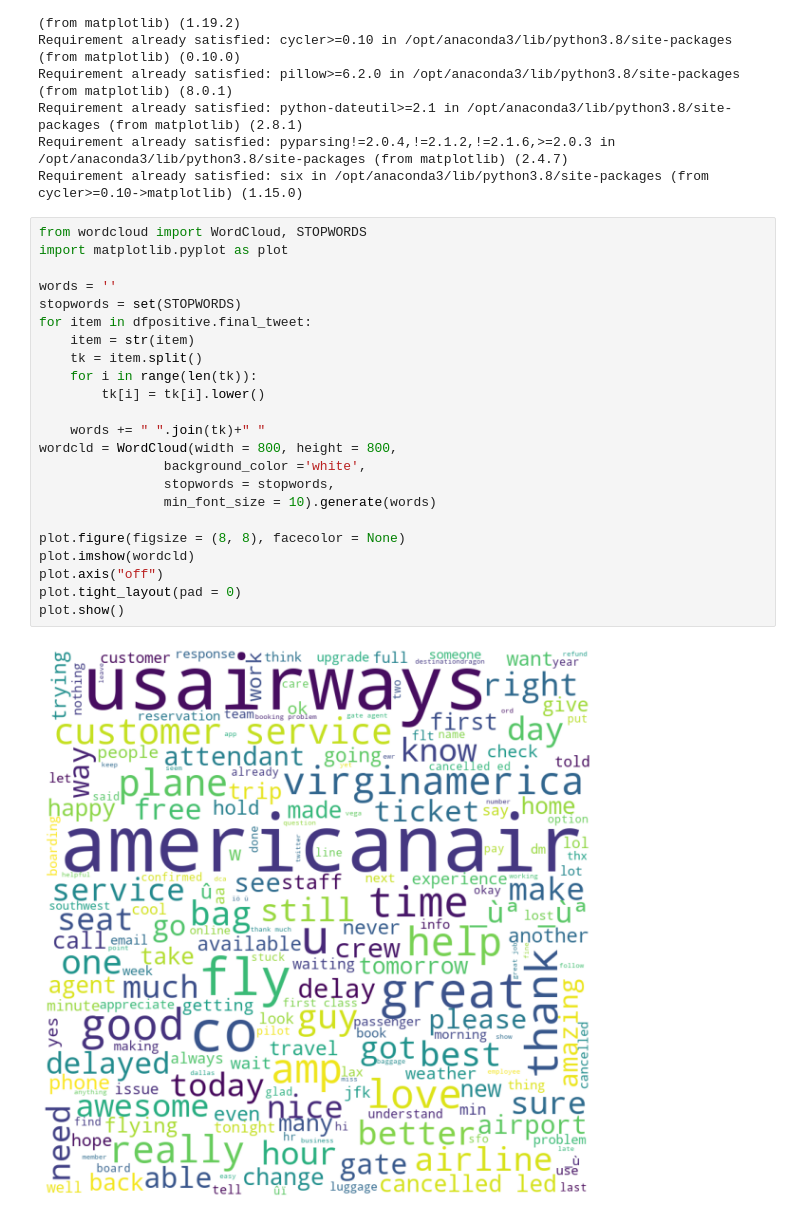
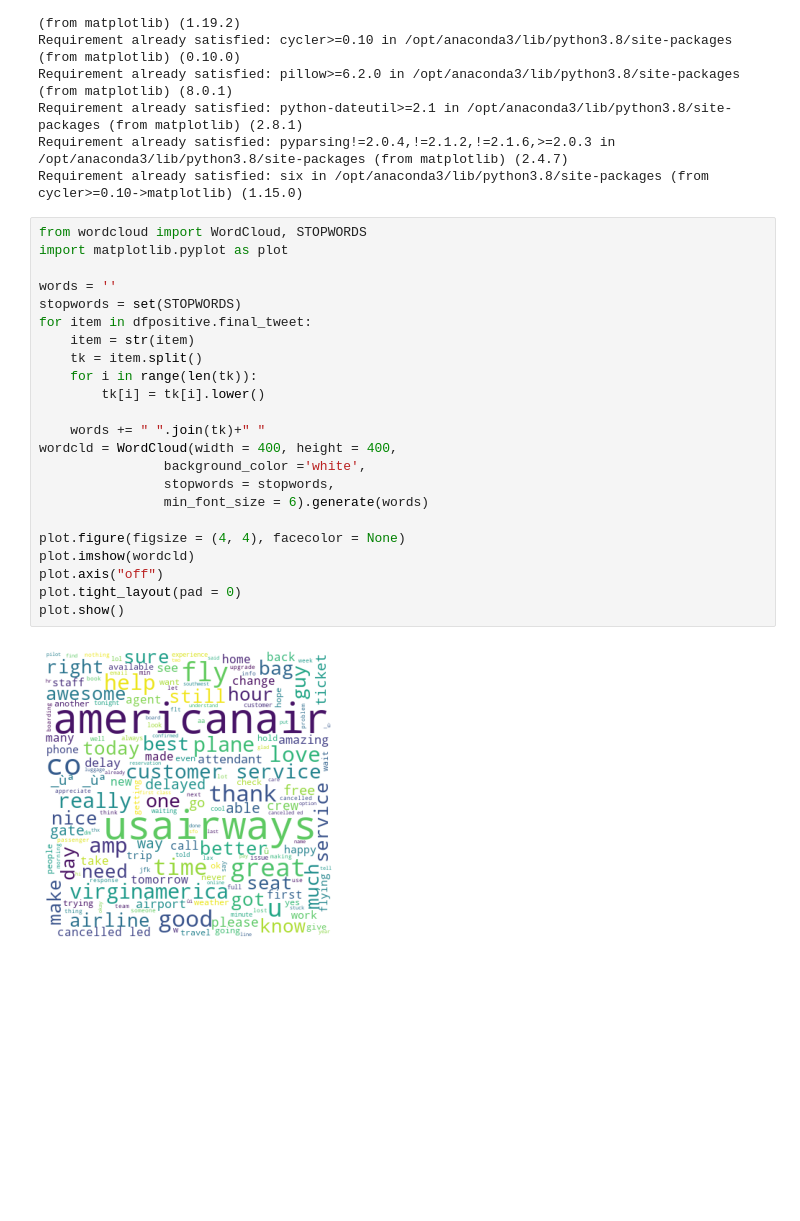
Before and after one commit to aposner/IS684-Webmining, a Jupyter notebook: Ava Final.ipynb, the cells around one changed output. Saved outputs shown, nothing was run; the diff lists cells and outputs as text; blank space fills up the shorter version.

```diff
--- a/Ava Final.ipynb
+++ b/Ava Final.ipynb
@@ -417,28 +290,28 @@ Requirement already satisfied: six in /opt/anaconda3/lib/python3.8/site-packages
 # %%
 from wordcloud import WordCloud, STOPWORDS
 import matplotlib.pyplot as plot
 
 words = ''
 stopwords = set(STOPWORDS)
 for item in dfpositive.final_tweet:
     item = str(item)
     tk = item.split()
     for i in range(len(tk)):
         tk[i] = tk[i].lower()
 
     words += " ".join(tk)+" "
-wordcld = WordCloud(width = 800, height = 800,
+wordcld = WordCloud(width = 400, height = 400,
                 background_color ='white',
                 stopwords = stopwords,
-                min_font_size = 10).generate(words)
+                min_font_size = 6).generate(words)
 
-plot.figure(figsize = (8, 8), facecolor = None)
+plot.figure(figsize = (4, 4), facecolor = None)
 plot.imshow(wordcld)
 plot.axis("off")
 plot.tight_layout(pad = 0)
 plot.show()
 # %% [output]
-[figure, old version]
+[figure, new version]
 # %%
 from wordcloud import WordCloud, STOPWORDS
 words = ''
```
Also changed, not shown: parts of 42 cells of this notebook.
